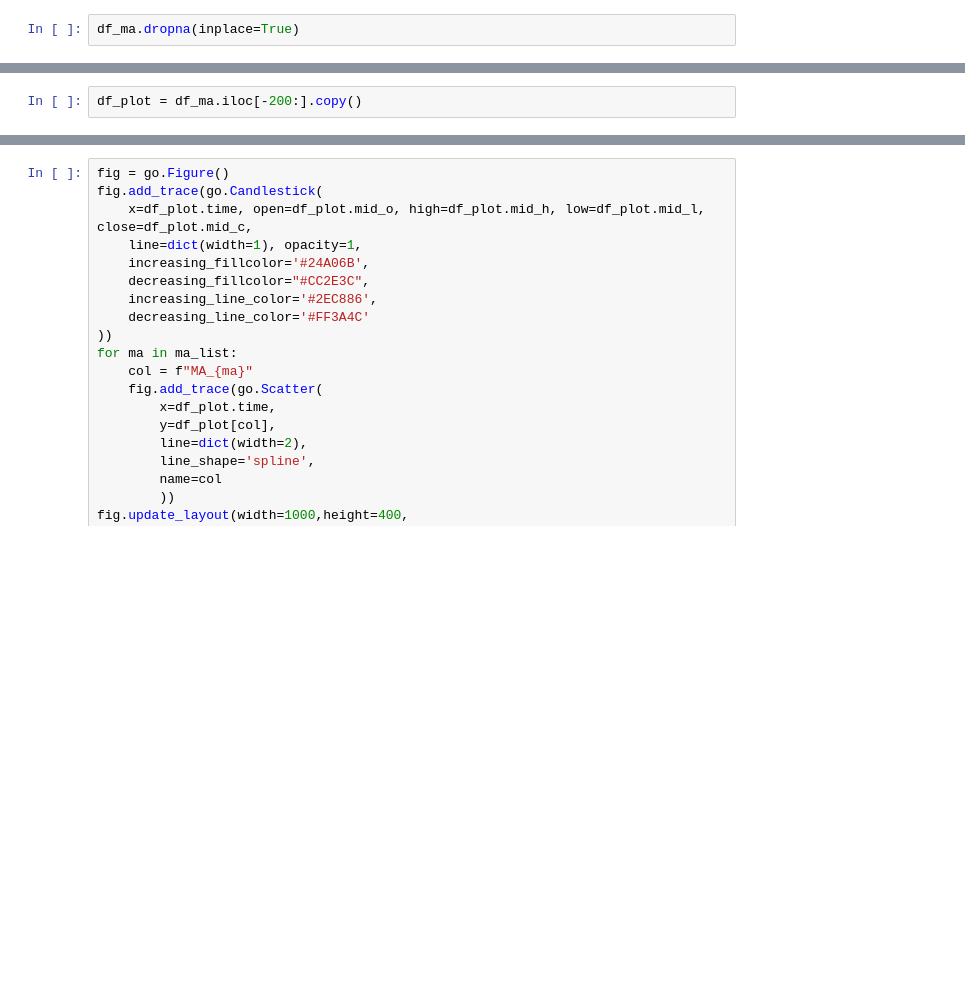
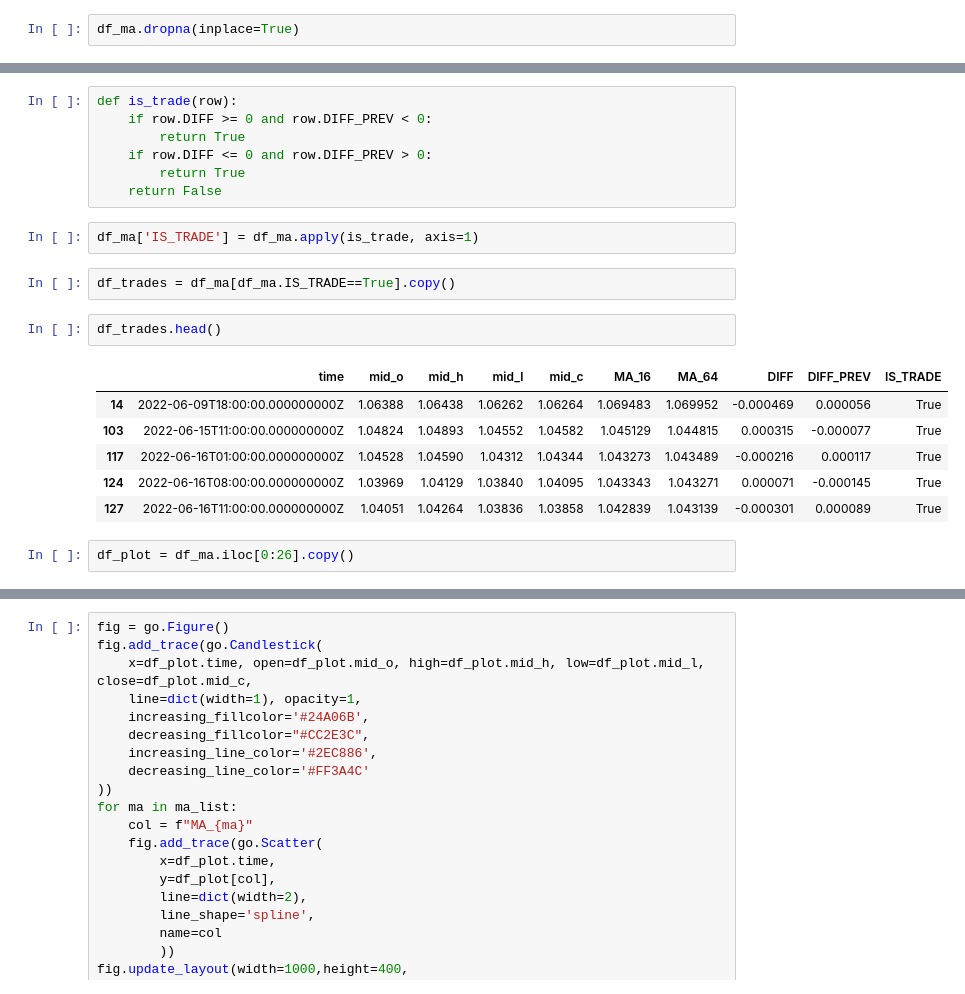
Before and after one commit to mathewqpmiller/Python-ForexTradingBot, a Jupyter notebook: candle_plot.ipynb, the cells around one changed output, grey strips where cells are left out. Drawn from its saved outputs; the diff is of its cells as text; blank space fills up the shorter version.

```diff
--- a/candle_plot.ipynb
+++ b/candle_plot.ipynb
@@ -31,5 +37,25 @@ df_ma.dropna(inplace=True)
+# %%
+def is_trade(row):
+    if row.DIFF >= 0 and row.DIFF_PREV < 0:
+        return True
+    if row.DIFF <= 0 and row.DIFF_PREV > 0:
+        return True
+    return False
+# %%
+df_ma['IS_TRADE'] = df_ma.apply(is_trade, axis=1)
+# %%
+df_trades = df_ma[df_ma.IS_TRADE==True].copy()
+# %%
+df_trades.head()
+# %% [output]
+|  | time | mid_o | mid_h | mid_l | mid_c | MA_16 | MA_64 | DIFF | DIFF_PREV | IS_TRADE |
+| 14 | 2022-06-09T18:00:00.000000000Z | 1.06388 | 1.06438 | 1.06262 | 1.06264 | 1.069483 | 1.069952 | -0.000469 | 0.000056 | True |
+| 103 | 2022-06-15T11:00:00.000000000Z | 1.04824 | 1.04893 | 1.04552 | 1.04582 | 1.045129 | 1.044815 | 0.000315 | -0.000077 | True |
+| 117 | 2022-06-16T01:00:00.000000000Z | 1.04528 | 1.04590 | 1.04312 | 1.04344 | 1.043273 | 1.043489 | -0.000216 | 0.000117 | True |
+| 124 | 2022-06-16T08:00:00.000000000Z | 1.03969 | 1.04129 | 1.03840 | 1.04095 | 1.043343 | 1.043271 | 0.000071 | -0.000145 | True |
+| 127 | 2022-06-16T11:00:00.000000000Z | 1.04051 | 1.04264 | 1.03836 | 1.03858 | 1.042839 | 1.043139 | -0.000301 | 0.000089 | True |
 # %%
-df_plot = df_ma.iloc[-200:].copy()
+df_plot = df_ma.iloc[0:26].copy()
 # %%
 df_plot.shape
 # %% [output]
```
Also changed, not shown: parts of 7 cells of this notebook.
